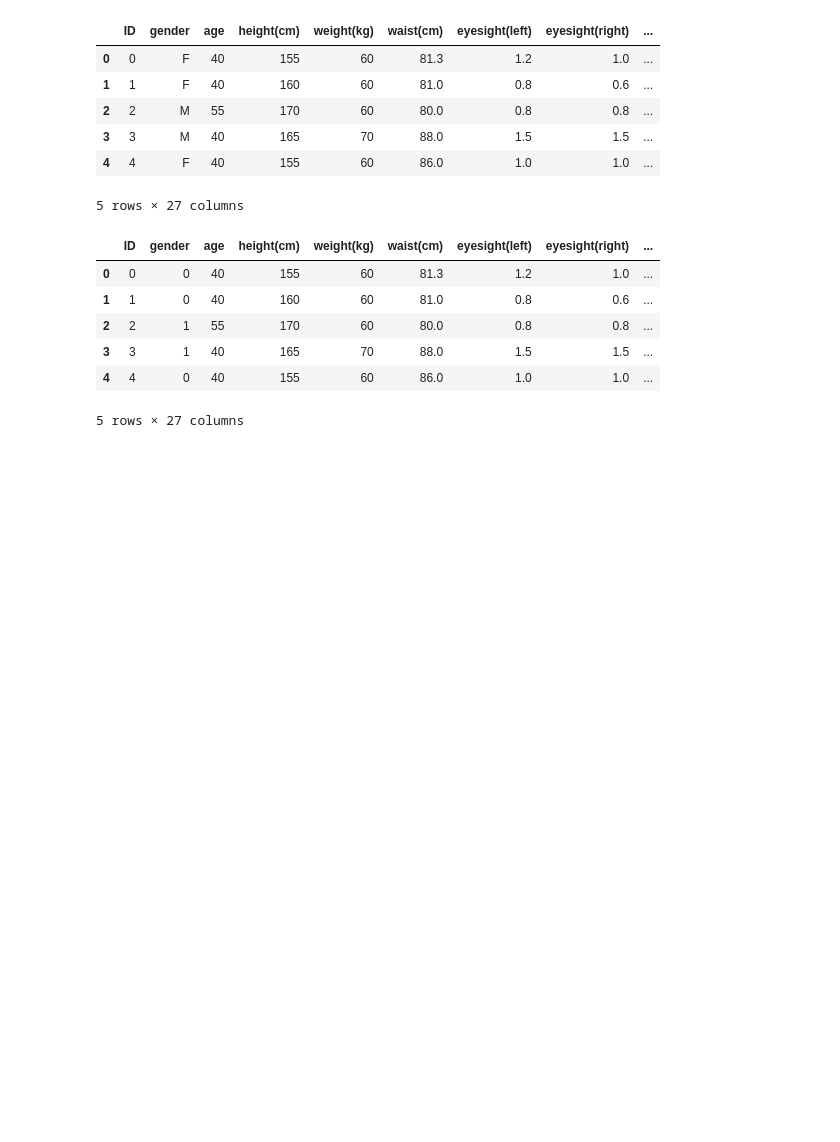
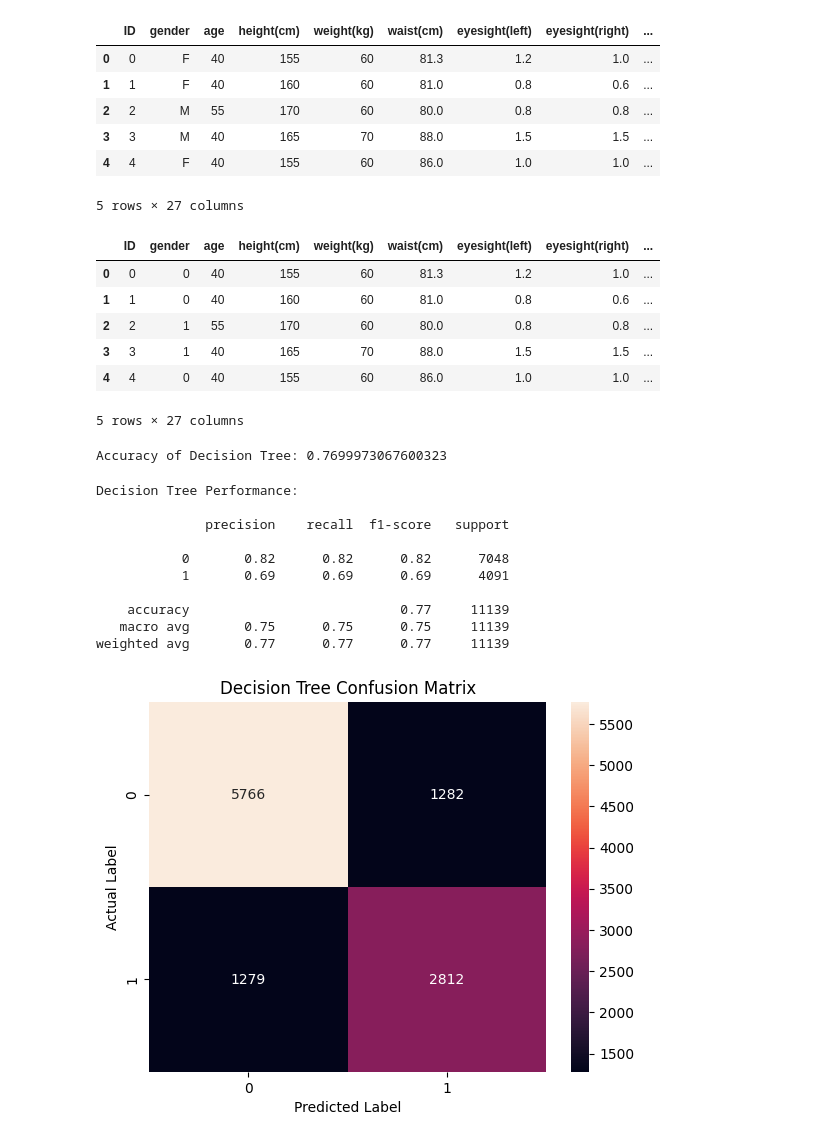
Before and after one commit to HayaAbdullahM/HayaAbdullahM, a Jupyter notebook: Assignment_3.ipynb, the cells around one changed output. Saved outputs shown, nothing was run; the diff lists cells and outputs as text; code cells hidden in the pictures; blank space fills up the shorter version.

```diff
--- a/Assignment_3.ipynb
+++ b/Assignment_3.ipynb
@@ -41,3 +41,49 @@ data.head()
 | 3 | 3 | 1 | 40 | 165 | 70 | 88.0 | 1.5 | 1.5 | ... |
 | 4 | 4 | 0 | 40 | 155 | 60 | 86.0 | 1.0 | 1.0 | ... |
 5 rows × 27 columns
+# %%
+x= data.iloc[:, :-1]
+y= data.iloc[:, -1]
+
+# Split the data into training and test sets
+X_train, X_test, y_train, y_test = train_test_split(X, y,test_size = 0.2, random_state = 0, stratify = y)
+# %%
+# Create the classifier
+dt_classifier = DecisionTreeClassifier()
+
+# Train the classifier
+dt_classifier.fit(X_train, y_train)
+
+# Predict on the test data
+y_pred_dt = dt_classifier.predict(X_test)
+
+# Evaluate the classifier
+accuracy_dt = accuracy_score(y_test, y_pred_dt)
+print("Accuracy of Decision Tree:", accuracy_dt)
+# %% [output]
+Accuracy of Decision Tree: 0.7699973067600323
+# %%
+from sklearn.metrics import classification_report, confusion_matrix
+import seaborn as sns
+
+# For Decision Tree
+print("Decision Tree Performance:\n")
+print(classification_report(y_test, y_pred_dt))
+cm_dt = confusion_matrix(y_test, y_pred_dt)
+sns.heatmap(cm_dt, annot=True, fmt='g')
+plt.title('Decision Tree Confusion Matrix')
+plt.ylabel('Actual Label')
+plt.xlabel('Predicted Label')
+plt.show()
+# %% [output]
+Decision Tree Performance:
+
+              precision    recall  f1-score   support
+
+           0       0.82      0.82      0.82      7048
+           1       0.69      0.69      0.69      4091
+
+    accuracy                           0.77     11139
+   macro avg       0.75      0.75      0.75     11139
+weighted avg       0.77      0.77      0.77     11139
+[figure, added]
```
